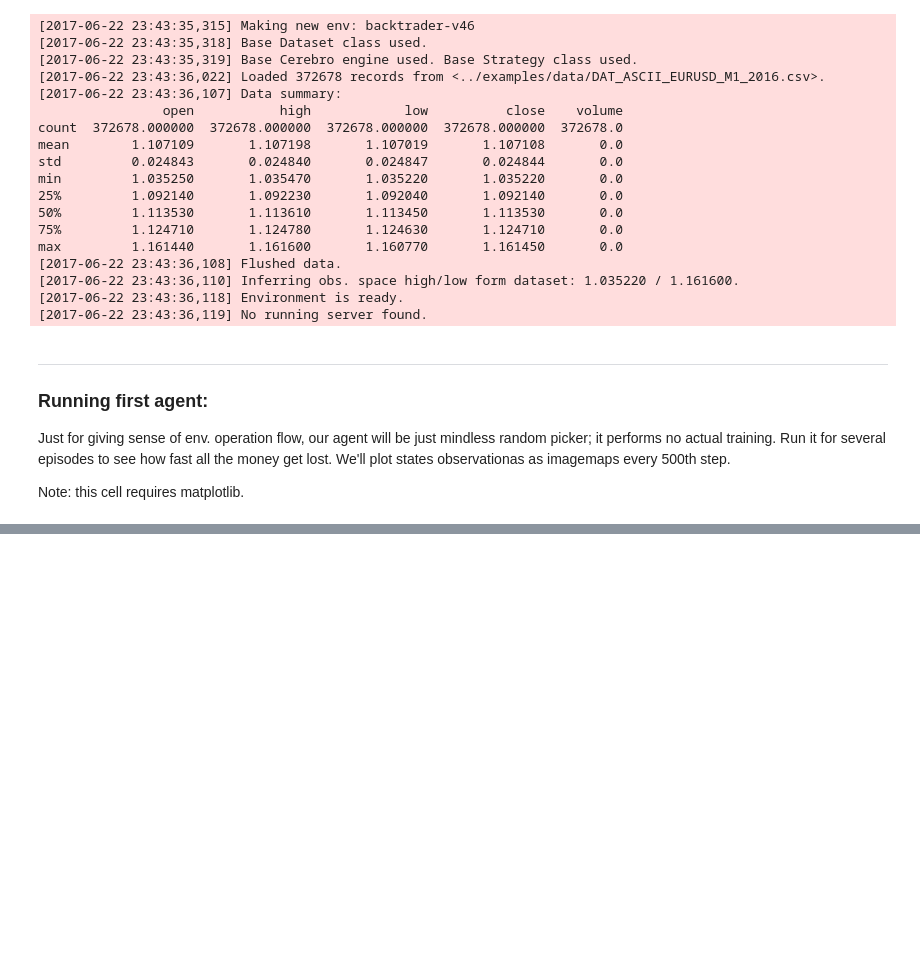
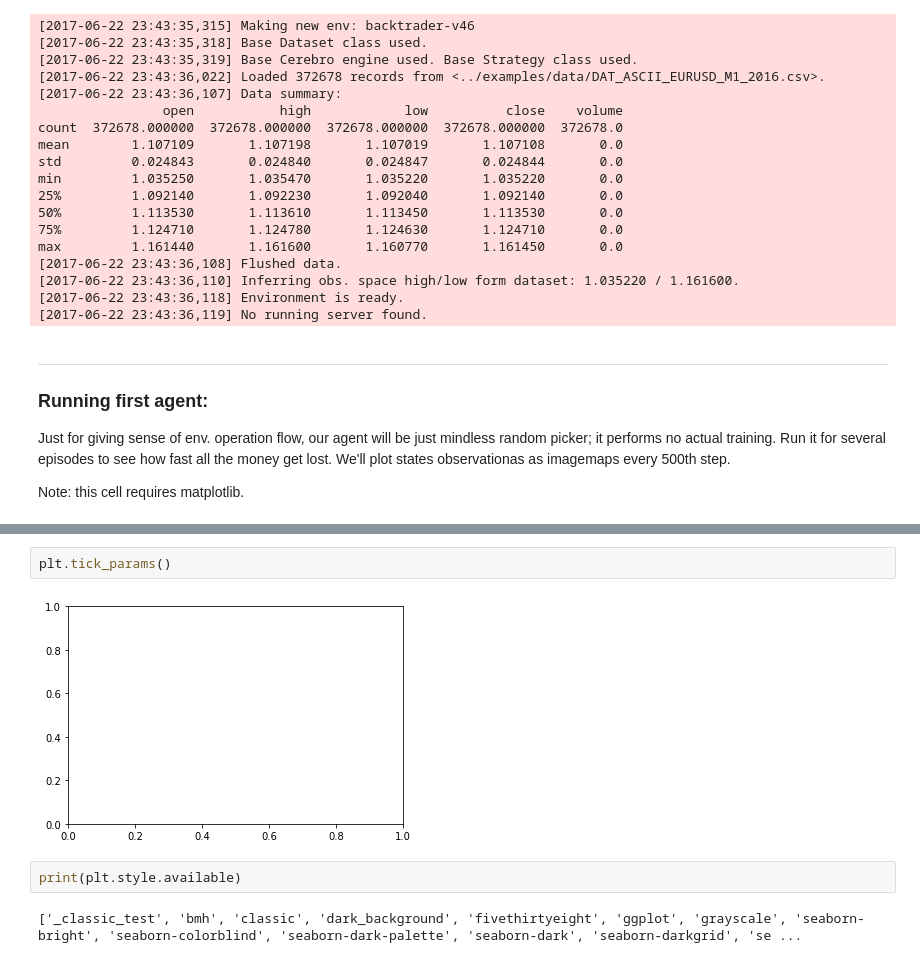
Before and after one commit to Kismuz/btgym, a Jupyter notebook: examples/setting_up_environment_basic.ipynb, the cells around one changed output, grey strips where cells are left out. Drawn from its saved outputs; the diff is of its cells as text; blank space fills up the shorter version.

```diff
--- a/examples/setting_up_environment_basic.ipynb
+++ b/examples/setting_up_environment_basic.ipynb
@@ -325,0 +354,8 @@ max       1.135310     1.135500     1.135210     1.135310     0.0
+# %%
+plt.tick_params()
+# %% [output]
+[figure, added]
+# %%
+print(plt.style.available)
+# %% [output]
+['_classic_test', 'bmh', 'classic', 'dark_background', 'fivethirtyeight', 'ggplot', 'grayscale', 'seaborn-bright', 'seaborn-colorblind', 'seaborn-dark-palette', 'seaborn-dark', 'seaborn-darkgrid', 'se ...
```
Also changed, not shown: parts of 7 cells of this notebook, 2 other files.
